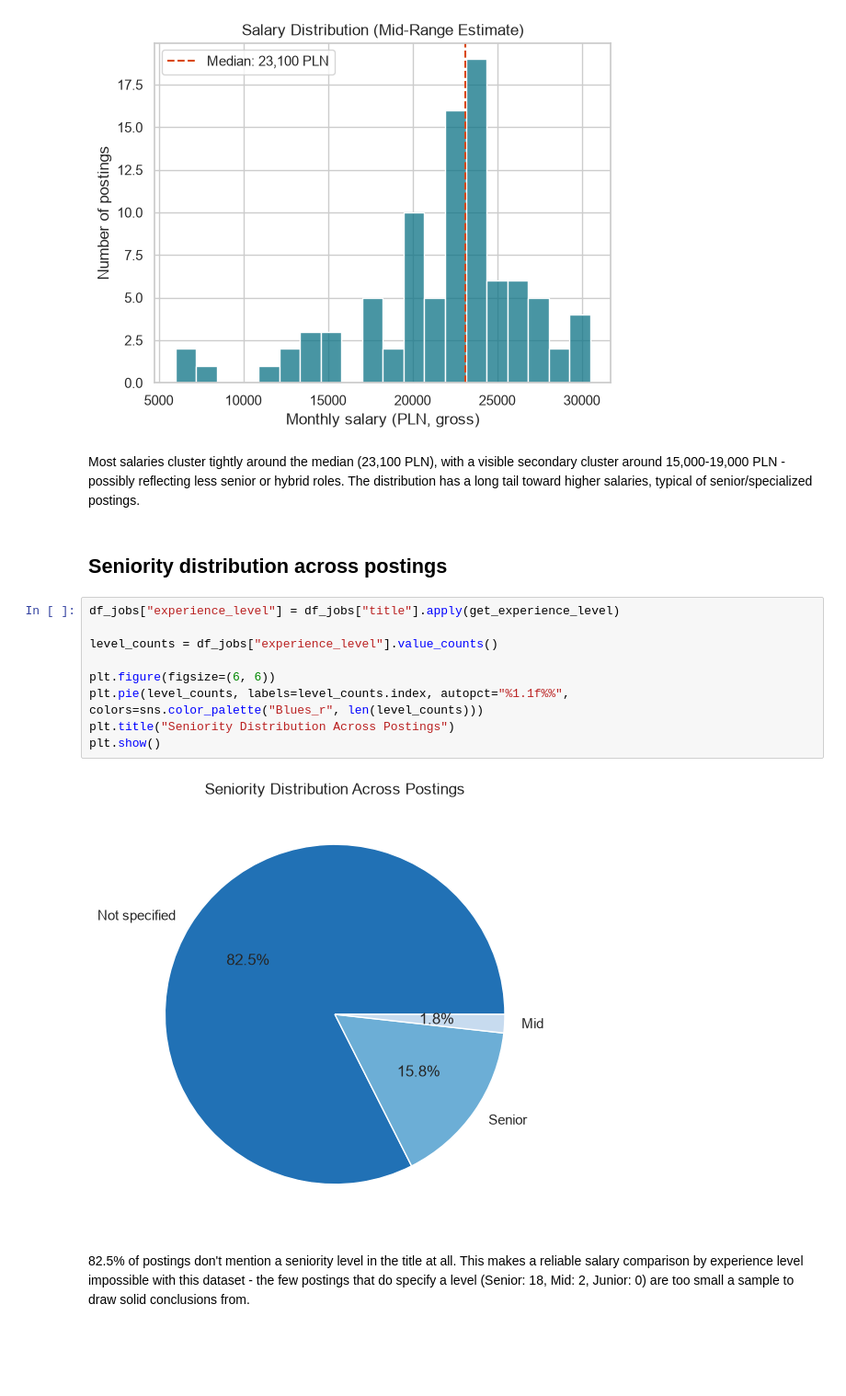
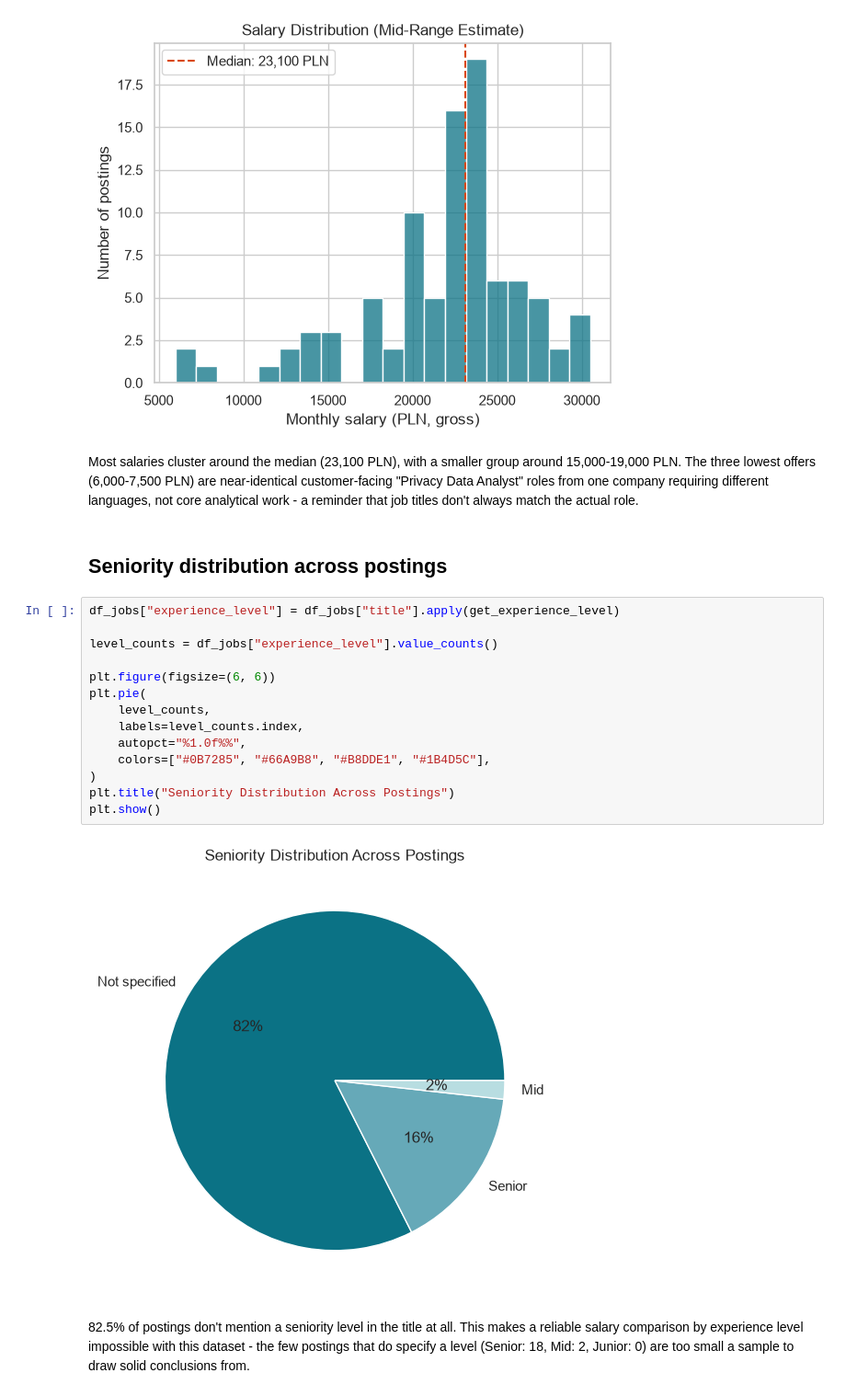
Before and after one commit to PSawaniewska/job-market-pulse, a Jupyter notebook: notebooks/02_visualizations.ipynb, the cells around one changed output. Shown at 92% size. Cells and saved outputs as stored; diff of their text form; blank space fills up the shorter version.

Commit message:
improve seniority chart colors, round percentages, explain salary outliers

```diff
--- a/notebooks/02_visualizations.ipynb
+++ b/notebooks/02_visualizations.ipynb
@@ -48,23 +48,29 @@ plt.show()
 # %% [output]
 [figure]
 # %% [markdown]
-Most salaries cluster tightly around the median (23,100 PLN), with a
-visible secondary cluster around 15,000-19,000 PLN - possibly reflecting
-less senior or hybrid roles. The distribution has a long tail toward
-higher salaries, typical of senior/specialized postings.
+Most salaries cluster around the median (23,100 PLN), with a smaller
+group around 15,000-19,000 PLN. The three lowest offers (6,000-7,500
+PLN) are near-identical customer-facing "Privacy Data Analyst" roles
+from one company requiring different languages, not core analytical
+work - a reminder that job titles don't always match the actual role.
 # %% [markdown]
 ## Seniority distribution across postings
 # %%
 df_jobs["experience_level"] = df_jobs["title"].apply(get_experience_level)
 
 level_counts = df_jobs["experience_level"].value_counts()
 
 plt.figure(figsize=(6, 6))
-plt.pie(level_counts, labels=level_counts.index, autopct="%1.1f%%", colors=sns.color_palette("Blues_r", len(level_counts)))
+plt.pie(
+    level_counts,
+    labels=level_counts.index,
+    autopct="%1.0f%%",
+    colors=["#0B7285", "#66A9B8", "#B8DDE1", "#1B4D5C"],
+)
 plt.title("Seniority Distribution Across Postings")
 plt.show()
 # %% [output]
-[figure, old version]
+[figure, new version]
 # %% [markdown]
 82.5% of postings don't mention a seniority level in the title at all.
 This makes a reliable salary comparison by experience level impossible
```
Also changed, not shown: 1 other file.
